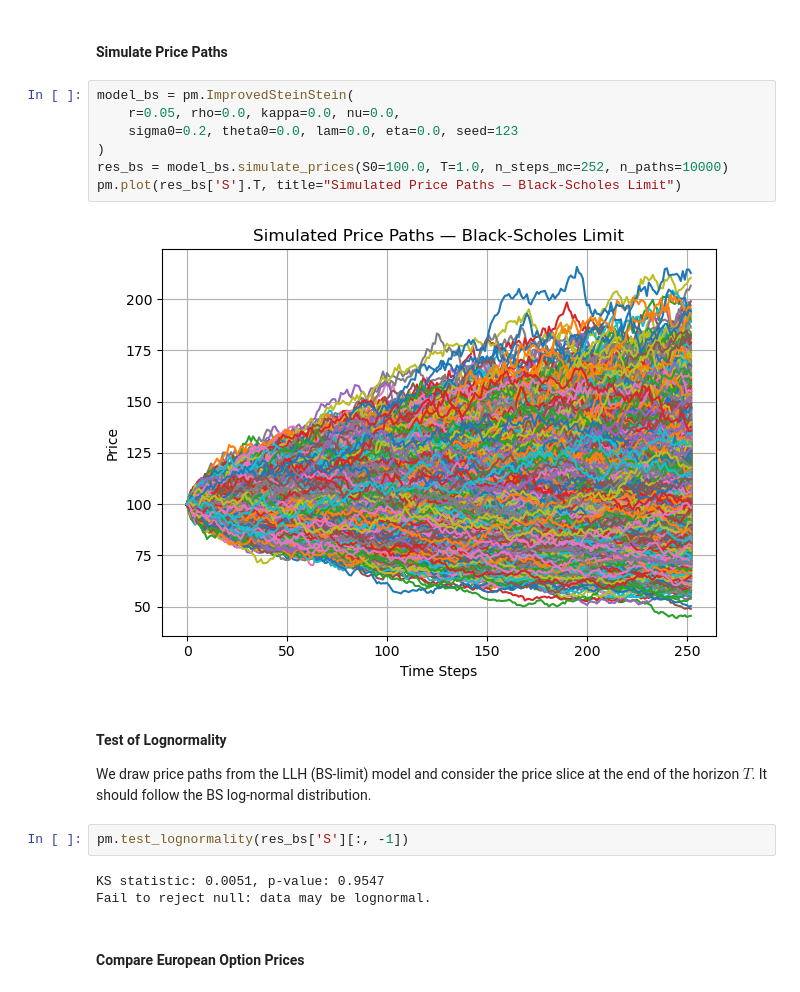
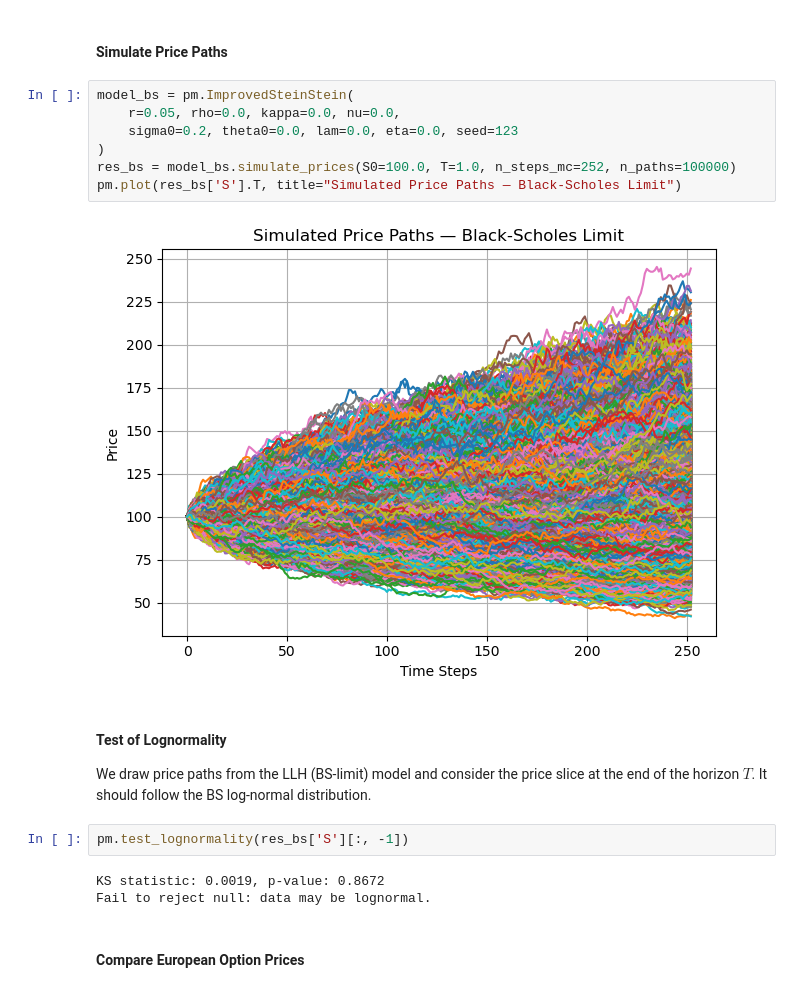
Before and after one commit to ramiuness/american-option-pricing-stoch-vol, a Jupyter notebook: notebooks/european_pricing.ipynb, the cells around one changed output. Cells and saved outputs as stored; diff of their text form.

```diff
--- a/notebooks/european_pricing.ipynb
+++ b/notebooks/european_pricing.ipynb
@@ -324,12 +371,12 @@ Black-Scholes price to machine precision.
 # %%
 model_bs = pm.ImprovedSteinStein(
     r=0.05, rho=0.0, kappa=0.0, nu=0.0,
     sigma0=0.2, theta0=0.0, lam=0.0, eta=0.0, seed=123
 )
-res_bs = model_bs.simulate_prices(S0=100.0, T=1.0, n_steps_mc=252, n_paths=10000)
+res_bs = model_bs.simulate_prices(S0=100.0, T=1.0, n_steps_mc=252, n_paths=100000)
 pm.plot(res_bs['S'].T, title="Simulated Price Paths — Black-Scholes Limit")
 # %% [output]
-[figure, old version]
+[figure, new version]
 # %% [markdown]
 #### Test of Lognormality
 
@@ -338,7 +385,7 @@ at the end of the horizon $T$. It should follow the BS log-normal distribution.
 # %%
 pm.test_lognormality(res_bs['S'][:, -1])
 # %% [output]
-KS statistic: 0.0051, p-value: 0.9547
+KS statistic: 0.0019, p-value: 0.8672
 Fail to reject null: data may be lognormal.
 # %% [markdown]
 #### Compare European Option Prices
```
Also changed, not shown: parts of 45 cells of this notebook, 3 other files.
